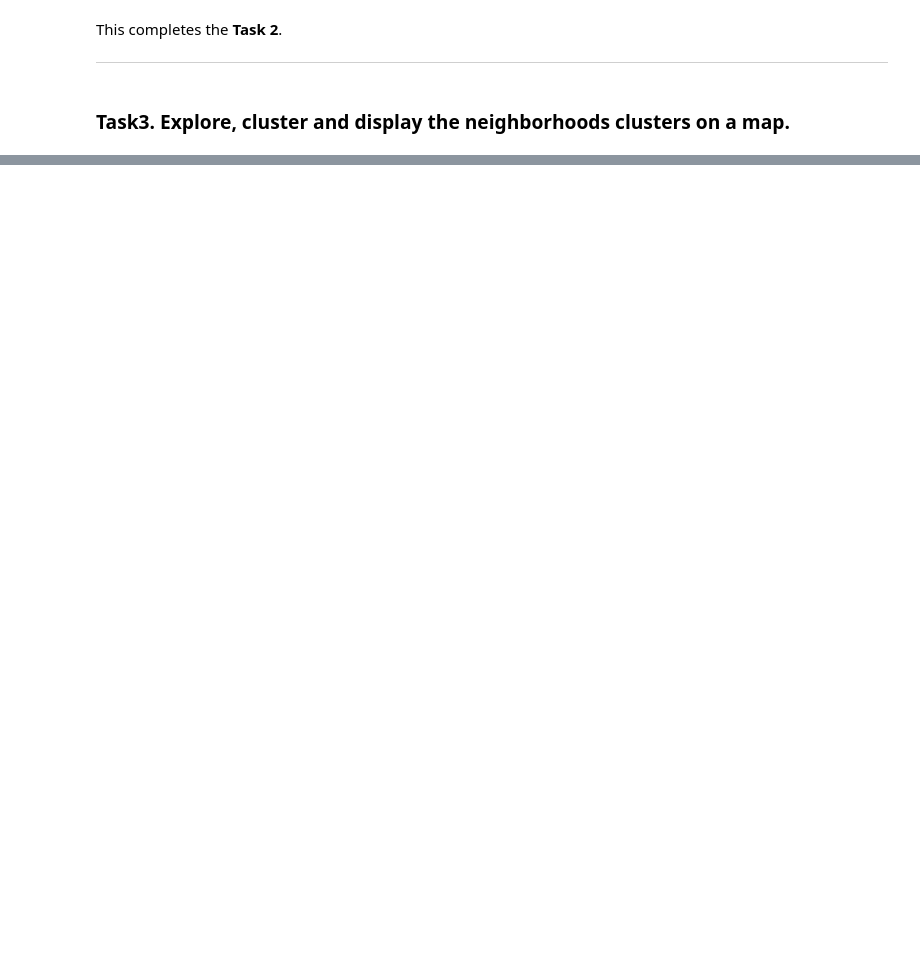
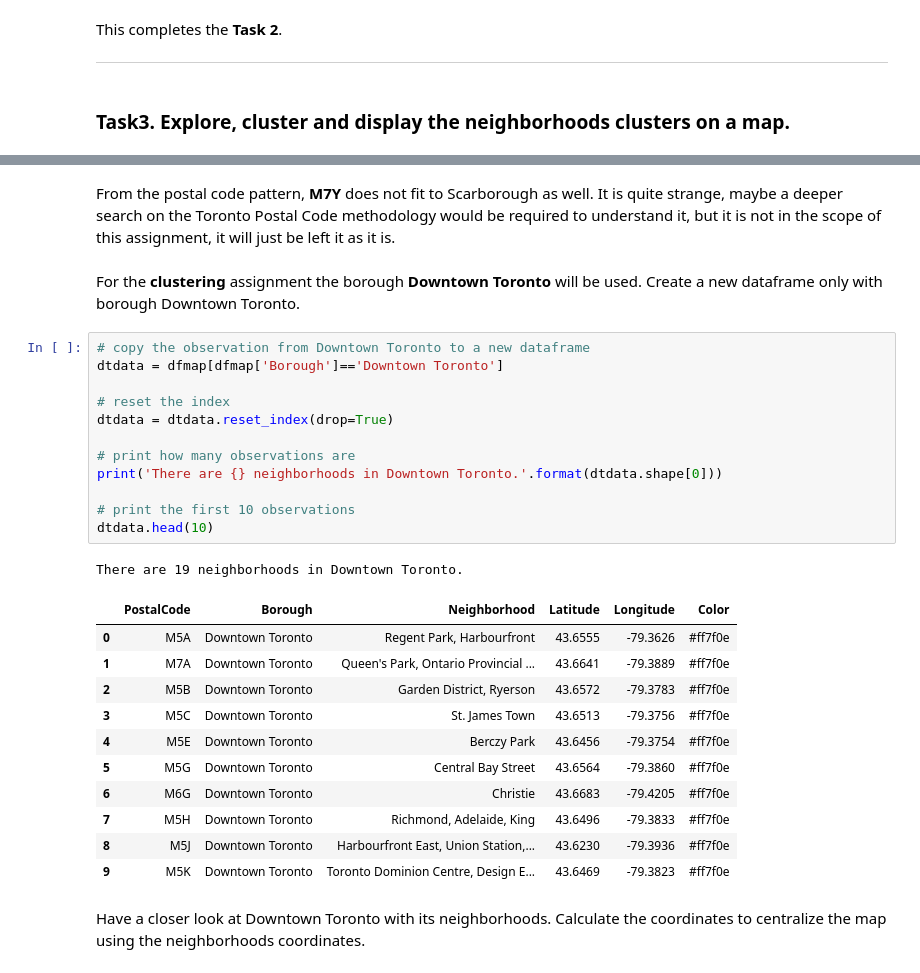
Before and after one commit to sjsilvabr/Coursera_Capstone, a Jupyter notebook: Toronto_Assignment.ipynb, the cells around one changed output, grey strips where cells are left out. Drawn from its saved outputs; the diff is of its cells as text; blank space fills up the shorter version.

```diff
--- a/Toronto_Assignment.ipynb
+++ b/Toronto_Assignment.ipynb
@@ -228,0 +386,31 @@ This completes the __Task 2__.
+# %% [markdown]
+From the postal code pattern, __M7Y__ does not fit to Scarborough as well. It is quite strange, maybe a deeper search on the Toronto Postal Code methodology would be required to understand it, but it is not in the scope of this assignment, it will just be left it as it is.
+# %% [markdown]
+For the __clustering__ assignment the borough __Downtown Toronto__ will be used. Create a new dataframe only with borough Downtown Toronto.
+# %%
+# copy the observation from Downtown Toronto to a new dataframe
+dtdata = dfmap[dfmap['Borough']=='Downtown Toronto']
+
+# reset the index
+dtdata = dtdata.reset_index(drop=True)
+
+# print how many observations are
+print('There are {} neighborhoods in Downtown Toronto.'.format(dtdata.shape[0]))
+
+# print the first 10 observations
+dtdata.head(10)
+# %% [output]
+There are 19 neighborhoods in Downtown Toronto.
+|  | PostalCode | Borough | Neighborhood | Latitude | Longitude | Color |
+| 0 | M5A | Downtown Toronto | Regent Park, Harbourfront | 43.6555 | -79.3626 | #ff7f0e |
+| 1 | M7A | Downtown Toronto | Queen's Park, Ontario Provincial ... | 43.6641 | -79.3889 | #ff7f0e |
+| 2 | M5B | Downtown Toronto | Garden District, Ryerson | 43.6572 | -79.3783 | #ff7f0e |
+| 3 | M5C | Downtown Toronto | St. James Town | 43.6513 | -79.3756 | #ff7f0e |
+| 4 | M5E | Downtown Toronto | Berczy Park | 43.6456 | -79.3754 | #ff7f0e |
+| 5 | M5G | Downtown Toronto | Central Bay Street | 43.6564 | -79.3860 | #ff7f0e |
+| 6 | M6G | Downtown Toronto | Christie | 43.6683 | -79.4205 | #ff7f0e |
+| 7 | M5H | Downtown Toronto | Richmond, Adelaide, King | 43.6496 | -79.3833 | #ff7f0e |
+| 8 | M5J | Downtown Toronto | Harbourfront East, Union Station,... | 43.6230 | -79.3936 | #ff7f0e |
+| 9 | M5K | Downtown Toronto | Toronto Dominion Centre, Design E... | 43.6469 | -79.3823 | #ff7f0e |
+# %% [markdown]
+Have a closer look at Downtown Toronto with its neighborhoods. Calculate the coordinates to centralize the map using the neighborhoods coordinates.
```
Also changed, not shown: parts of 32 cells of this notebook.
